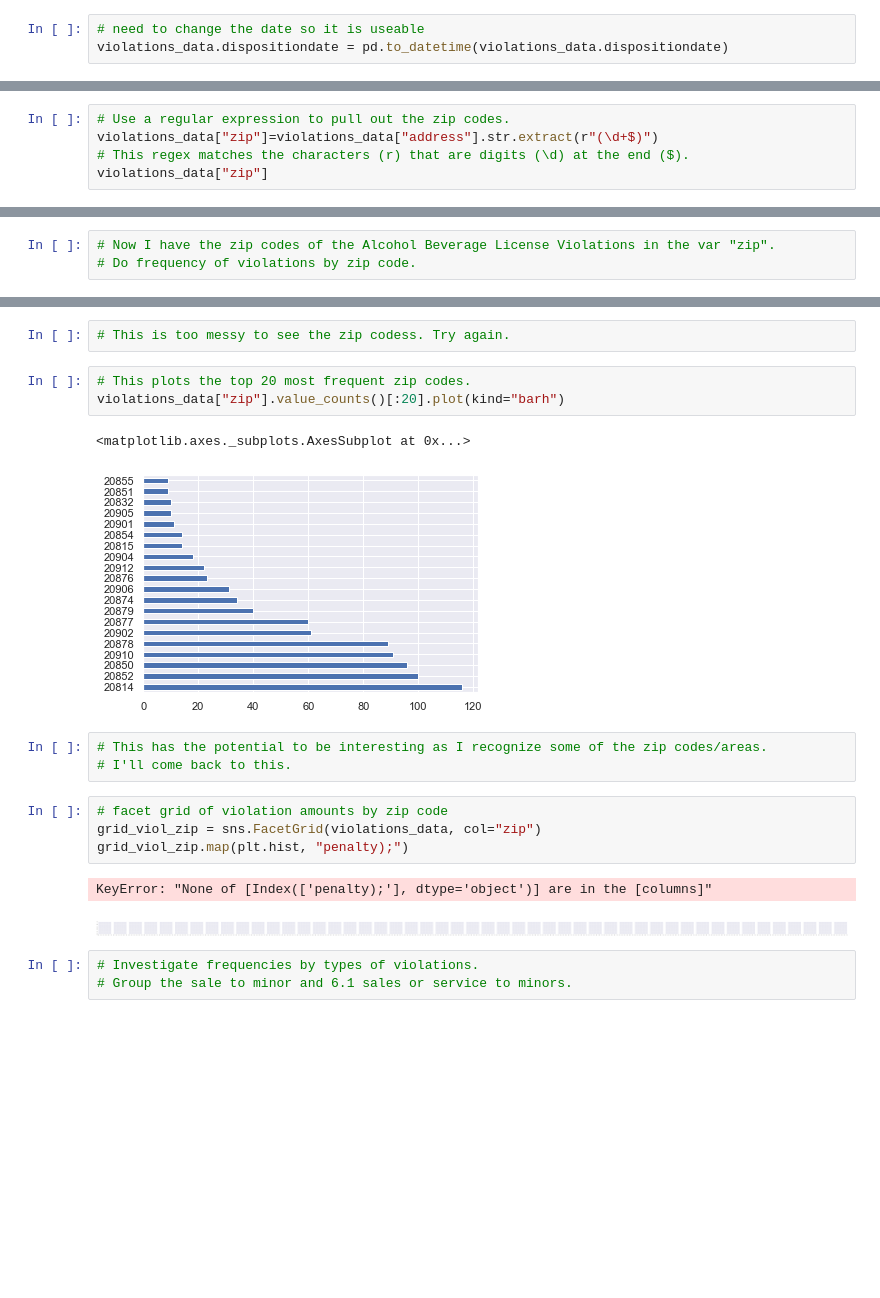
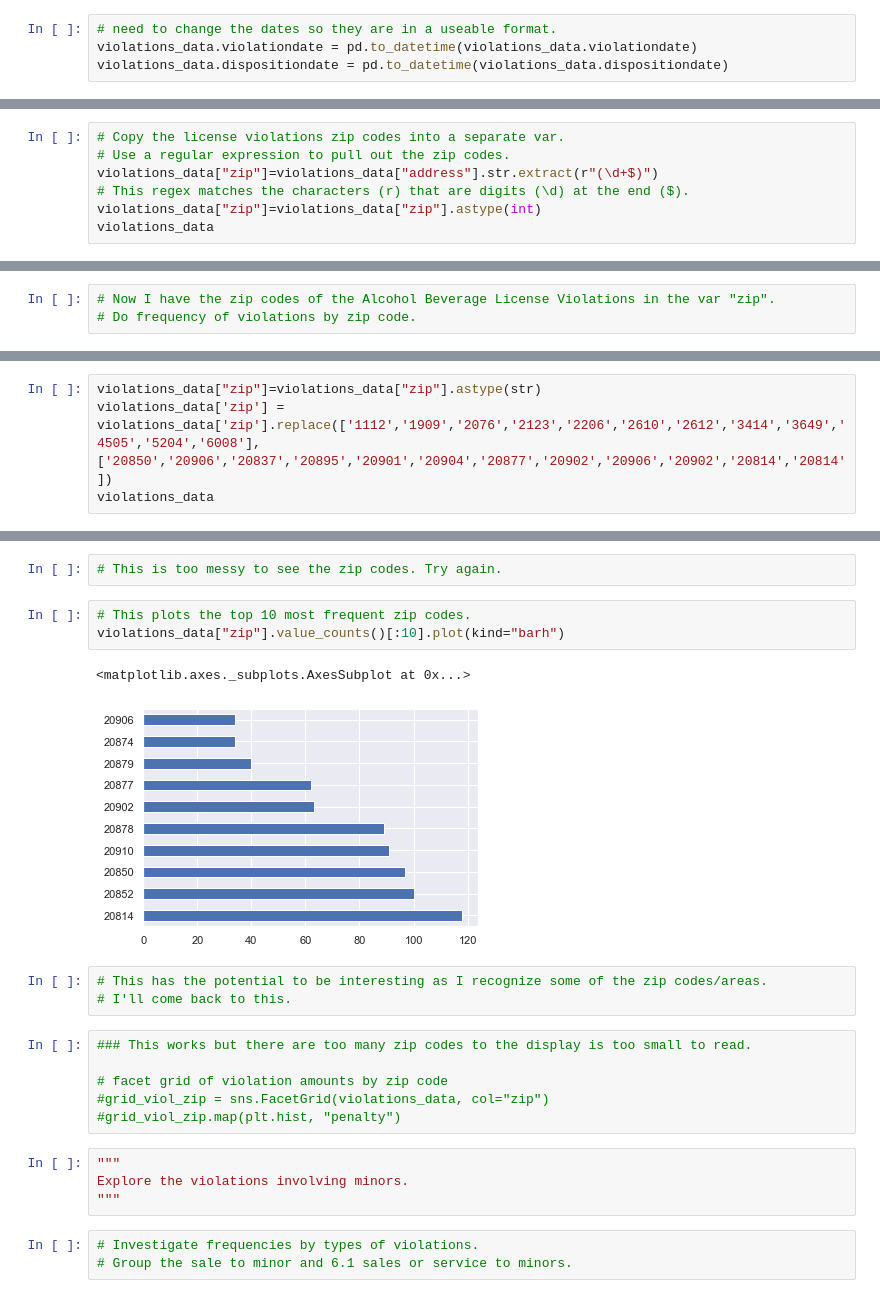
Before and after one commit to jenniferparaboschi/Data205Projects, a Jupyter notebook: JParaboschiProject.ipynb, the cells around one changed output, grey strips where cells are left out. Cells and saved outputs as stored; diff of their text form; blank space fills up the shorter version.

Commit message:
clean up code; counts on violations, penalties, zips; regex on zips

```diff
--- a/JParaboschiProject.ipynb
+++ b/JParaboschiProject.ipynb
@@ -68,6 +67,7 @@ penalty                    object
 dtype: object
 # %%
-# need to change the date so it is useable
+# need to change the dates so they are in a useable format.
+violations_data.violationdate = pd.to_datetime(violations_data.violationdate)
 violations_data.dispositiondate = pd.to_datetime(violations_data.dispositiondate)
 # %%
 violations_data
@@ -410,6 +366,8 @@ plt.show()
 # %%
+# Copy the license violations zip codes into a separate var.
 # Use a regular expression to pull out the zip codes.
 violations_data["zip"]=violations_data["address"].str.extract(r"(\d+$)")
 # This regex matches the characters (r) that are digits (\d) at the end ($).
-violations_data["zip"]
+violations_data["zip"]=violations_data["zip"].astype(int)
+violations_data
 # %% [output]
@@ -461,0 +464,4 @@ violations_data
+# %%
+violations_data["zip"]=violations_data["zip"].astype(str)
+violations_data['zip'] = violations_data['zip'].replace(['1112','1909','2076','2123','2206','2610','2612','3414','3649','4505','5204','6008'],['20850','20906','20837','20895','20901','20904','20877','20902','20906','20902','20814','20814'])
+violations_data
@@ -472,21 +513,24 @@ plt.show()
 # %%
-# This is too messy to see the zip codess. Try again.
+# This is too messy to see the zip codes. Try again.
 # %%
-# This plots the top 20 most frequent zip codes.
-violations_data["zip"].value_counts()[:20].plot(kind="barh")
+# This plots the top 10 most frequent zip codes.
+violations_data["zip"].value_counts()[:10].plot(kind="barh")
 # %% [output]
 <matplotlib.axes._subplots.AxesSubplot at 0x...>
-[figure, old version]
+[figure, new version]
 # %%
 # This has the potential to be interesting as I recognize some of the zip codes/areas.
 # I'll come back to this.
 # %%
+### This works but there are too many zip codes to the display is too small to read.
+
 # facet grid of violation amounts by zip code
-grid_viol_zip = sns.FacetGrid(violations_data, col="zip")
-grid_viol_zip.map(plt.hist, "penalty);")
+#grid_viol_zip = sns.FacetGrid(violations_data, col="zip")
+#grid_viol_zip.map(plt.hist, "penalty")
-# %% [output]
-KeyError: "None of [Index(['penalty);'], dtype='object')] are in the [columns]"
-[figure, removed]
+# %%
+"""
+Explore the violations involving minors.
+"""
 # %%
 # Investigate frequencies by types of violations.
 # Group the sale to minor and 6.1 sales or service to minors.
```
Also changed, not shown: parts of 73 cells of this notebook.
